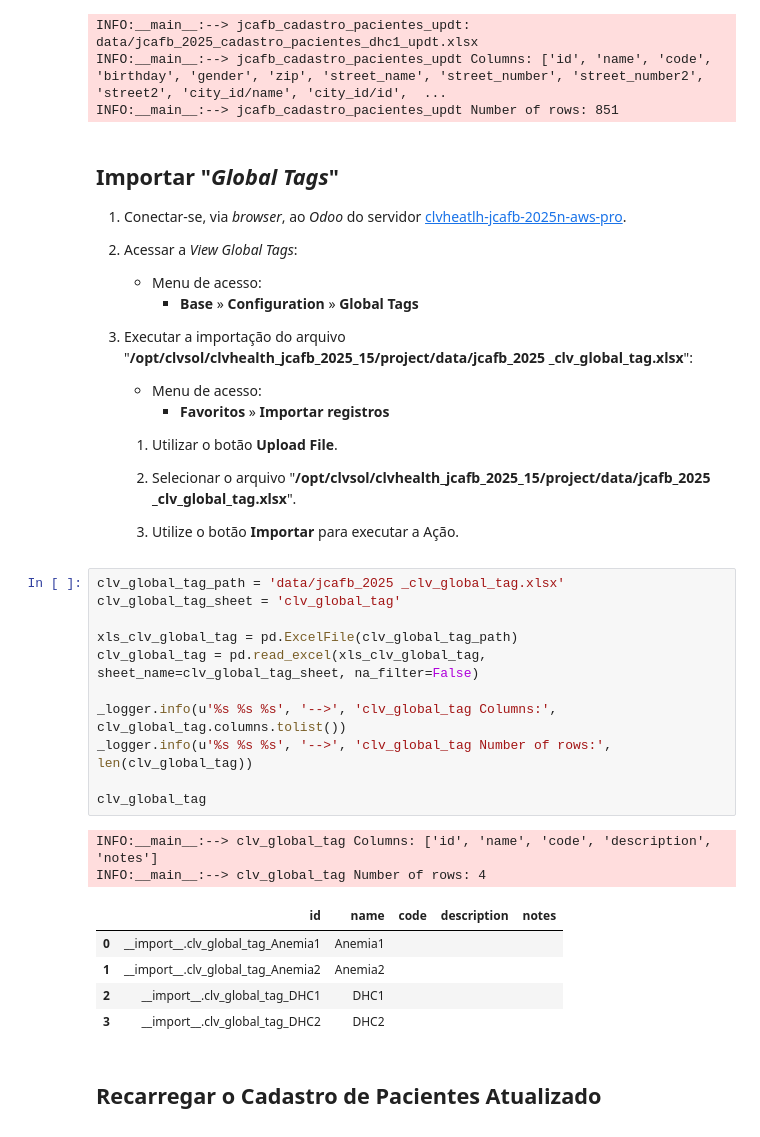
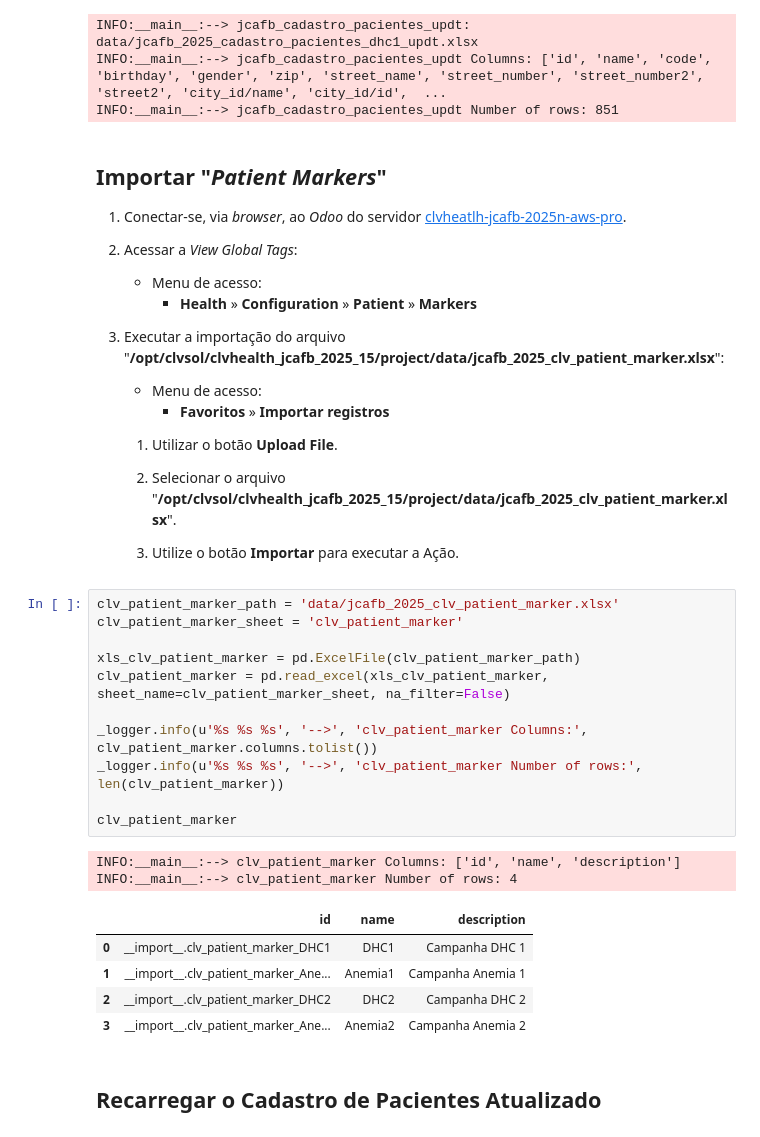
Before and after one commit to CLVsol/clvhealth_jcafb_2025_15, a Jupyter notebook: project/jcafb_2025_cadastro_pacientes_offline_dhc1.ipynb, the cells around one changed output. Cells and saved outputs as stored; diff of their text form.

Commit message:
[IMP] project/jcafb_2025_cadastro_pacientes_offline_dhc1.ipynb

```diff
--- a/project/jcafb_2025_cadastro_pacientes_offline_dhc1.ipynb
+++ b/project/jcafb_2025_cadastro_pacientes_offline_dhc1.ipynb
@@ -661,43 +661,43 @@ INFO:__main__:--> jcafb_cadastro_pacientes_updt: data/jcafb_2025_cadastro_pacien
 INFO:__main__:--> jcafb_cadastro_pacientes_updt Columns: ['id', 'name', 'code', 'birthday', 'gender', 'zip', 'street_name', 'street_number', 'street_number2', 'street2', 'city_id/name', 'city_id/id',  ...
 INFO:__main__:--> jcafb_cadastro_pacientes_updt Number of rows: 851
 # %% [markdown]
-## Importar "*Global Tags*"
+## Importar "*Patient Markers*"
 
 1. Conectar-se, via *browser*, ao *Odoo* do servidor [clvheatlh-jcafb-2025n-aws-pro](https://34.224.24.169).
 
 1. Acessar a *View* *Global Tags*:
     - Menu de acesso:
-        - **Base** » **Configuration** » **Global Tags**
+        - **Health** » **Configuration** » **Patient** » **Markers**
 
-1. Executar a importação do arquivo "**/opt/clvsol/clvhealth_jcafb_2025_15/project/data/jcafb_2025 _clv_global_tag.xlsx**":
+1. Executar a importação do arquivo "**/opt/clvsol/clvhealth_jcafb_2025_15/project/data/jcafb_2025_clv_patient_marker.xlsx**":
 
     - Menu de acesso:
         - **Favoritos** » **Importar registros**
 
     1. Utilizar o botão **Upload File**.
 
-    1. Selecionar o arquivo "**/opt/clvsol/clvhealth_jcafb_2025_15/project/data/jcafb_2025 _clv_global_tag.xlsx**".
+    1. Selecionar o arquivo "**/opt/clvsol/clvhealth_jcafb_2025_15/project/data/jcafb_2025_clv_patient_marker.xlsx**".
 
     1. Utilize o botão **Importar** para executar a Ação.
 # %%
-clv_global_tag_path = 'data/jcafb_2025 _clv_global_tag.xlsx'
-clv_global_tag_sheet = 'clv_global_tag'
+clv_patient_marker_path = 'data/jcafb_2025_clv_patient_marker.xlsx'
+clv_patient_marker_sheet = 'clv_patient_marker'
 
-xls_clv_global_tag = pd.ExcelFile(clv_global_tag_path)
-clv_global_tag = pd.read_excel(xls_clv_global_tag, sheet_name=clv_global_tag_sheet, na_filter=False)
+xls_clv_patient_marker = pd.ExcelFile(clv_patient_marker_path)
+clv_patient_marker = pd.read_excel(xls_clv_patient_marker, sheet_name=clv_patient_marker_sheet, na_filter=False)
 
-_logger.info(u'%s %s %s', '-->', 'clv_global_tag Columns:', clv_global_tag.columns.tolist())
-_logger.info(u'%s %s %s', '-->', 'clv_global_tag Number of rows:', len(clv_global_tag))
+_logger.info(u'%s %s %s', '-->', 'clv_patient_marker Columns:', clv_patient_marker.columns.tolist())
+_logger.info(u'%s %s %s', '-->', 'clv_patient_marker Number of rows:', len(clv_patient_marker))
 
-clv_global_tag
+clv_patient_marker
 # %% [output]
-INFO:__main__:--> clv_global_tag Columns: ['id', 'name', 'code', 'description', 'notes']
-INFO:__main__:--> clv_global_tag Number of rows: 4
+INFO:__main__:--> clv_patient_marker Columns: ['id', 'name', 'description']
+INFO:__main__:--> clv_patient_marker Number of rows: 4
-|  | id | name | code | description | notes |
-| 0 | __import__.clv_global_tag_Anemia1 | Anemia1 |  |  |  |
-| 1 | __import__.clv_global_tag_Anemia2 | Anemia2 |  |  |  |
-| 2 | __import__.clv_global_tag_DHC1 | DHC1 |  |  |  |
-| 3 | __import__.clv_global_tag_DHC2 | DHC2 |  |  |  |
+|  | id | name | description |
+| 0 | __import__.clv_patient_marker_DHC1 | DHC1 | Campanha DHC 1 |
+| 1 | __import__.clv_patient_marker_Ane... | Anemia1 | Campanha Anemia 1 |
+| 2 | __import__.clv_patient_marker_DHC2 | DHC2 | Campanha DHC 2 |
+| 3 | __import__.clv_patient_marker_Ane... | Anemia2 | Campanha Anemia 2 |
 # %% [markdown]
 ## Recarregar o Cadastro de Pacientes Atualizado
 # %%
```
Also changed, not shown: parts of 3 cells of this notebook.
